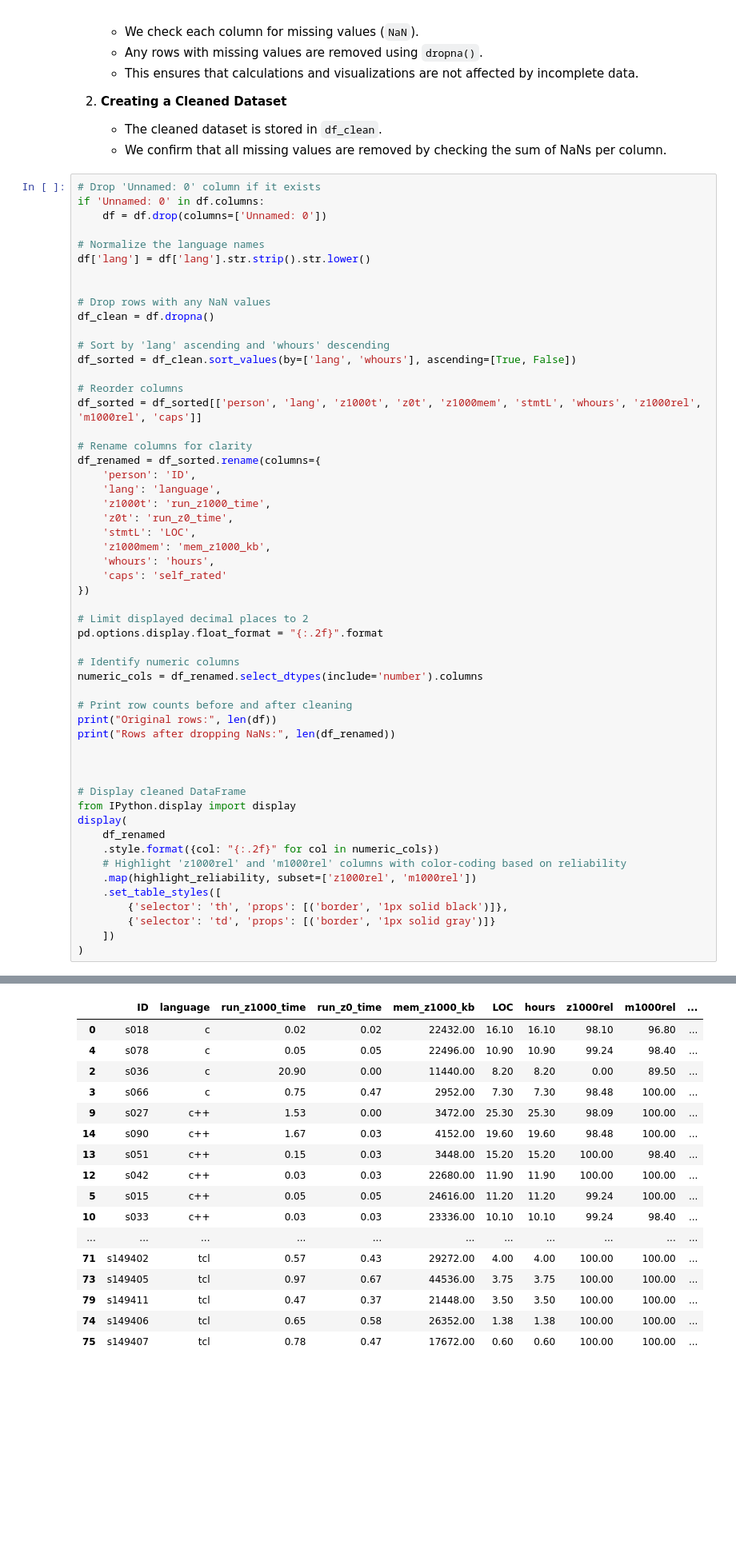
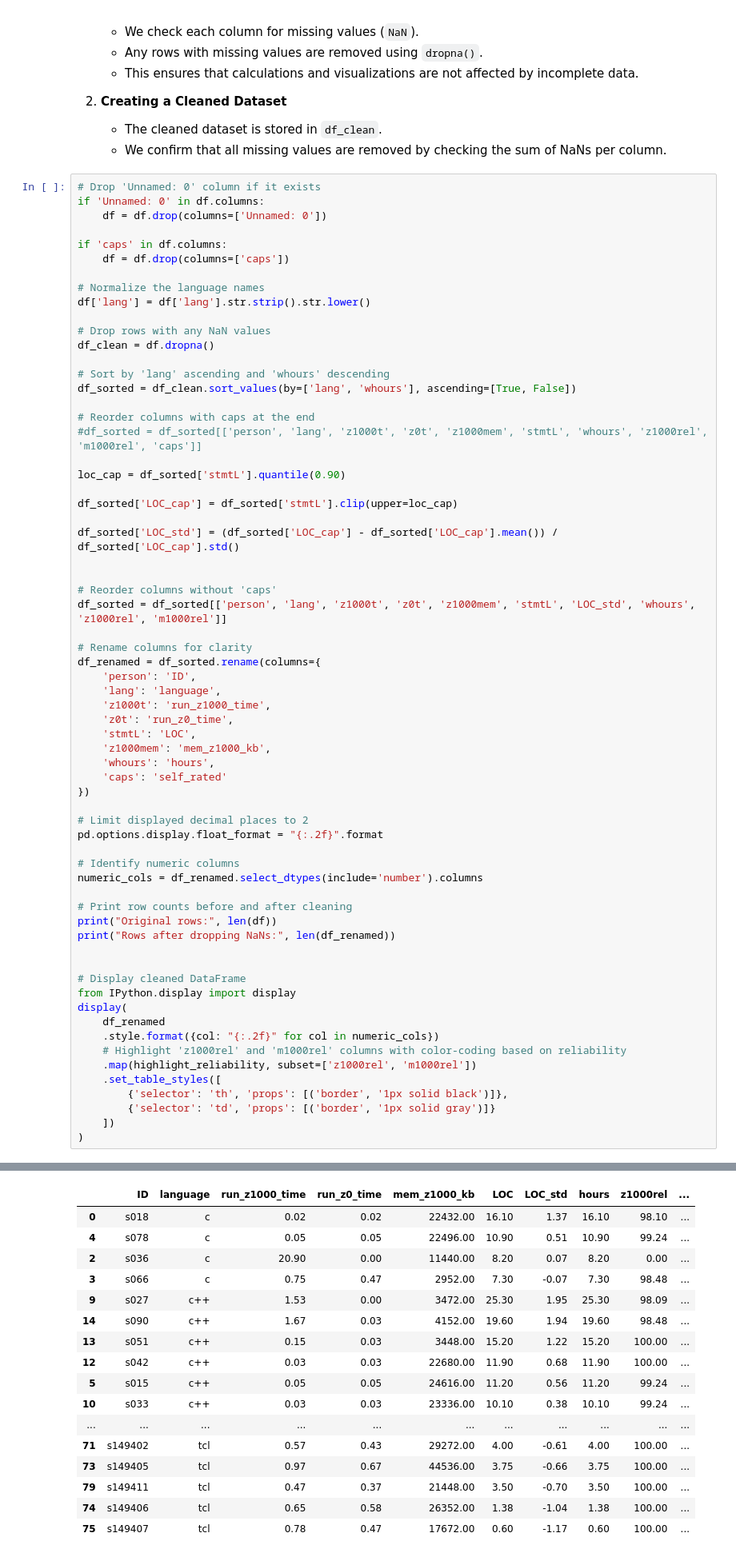
Before and after one commit to Beansak/Forskningsmetodik_assignment3, a Jupyter notebook: analysis.ipynb, the cells around one changed output, grey strips where cells are left out. Shown at 80% size. Saved outputs shown, nothing was run; the diff lists cells and outputs as text; blank space fills up the shorter version.

```diff
--- a/analysis.ipynb
+++ b/analysis.ipynb
@@ -104,9 +104,11 @@ Before analyzing the dataset, it is important to ensure the data is complete and
 if 'Unnamed: 0' in df.columns:
     df = df.drop(columns=['Unnamed: 0'])
 
+if 'caps' in df.columns:
+    df = df.drop(columns=['caps'])
+
 # Normalize the language names
 df['lang'] = df['lang'].str.strip().str.lower()
-
 
 # Drop rows with any NaN values
 df_clean = df.dropna()
@@ -114,8 +116,18 @@ df_clean = df.dropna()
 # Sort by 'lang' ascending and 'whours' descending
 df_sorted = df_clean.sort_values(by=['lang', 'whours'], ascending=[True, False])
 
-# Reorder columns
-df_sorted = df_sorted[['person', 'lang', 'z1000t', 'z0t', 'z1000mem', 'stmtL', 'whours', 'z1000rel', 'm1000rel', 'caps']]
+# Reorder columns with caps at the end
+#df_sorted = df_sorted[['person', 'lang', 'z1000t', 'z0t', 'z1000mem', 'stmtL', 'whours', 'z1000rel', 'm1000rel', 'caps']]
+
+loc_cap = df_sorted['stmtL'].quantile(0.90)
+
+df_sorted['LOC_cap'] = df_sorted['stmtL'].clip(upper=loc_cap)
+
+df_sorted['LOC_std'] = (df_sorted['LOC_cap'] - df_sorted['LOC_cap'].mean()) / df_sorted['LOC_cap'].std()
+
+
+# Reorder columns without 'caps'
+df_sorted = df_sorted[['person', 'lang', 'z1000t', 'z0t', 'z1000mem', 'stmtL', 'LOC_std', 'whours', 'z1000rel', 'm1000rel']]
 
 # Rename columns for clarity
 df_renamed = df_sorted.rename(columns={
@@ -140,7 +152,6 @@ print("Original rows:", len(df))
 print("Rows after dropping NaNs:", len(df_renamed))
 
 
-
 # Display cleaned DataFrame
 from IPython.display import display
 display(
@@ -159,20 +170,20 @@ Rows after dropping NaNs: 71
-|  | ID | language | run_z1000_time | run_z0_time | mem_z1000_kb | LOC | hours | z1000rel | m1000rel | ... |
-| 0 | s018 | c | 0.02 | 0.02 | 22432.00 | 16.10 | 16.10 | 98.10 | 96.80 | ... |
-| 4 | s078 | c | 0.05 | 0.05 | 22496.00 | 10.90 | 10.90 | 99.24 | 98.40 | ... |
-| 2 | s036 | c | 20.90 | 0.00 | 11440.00 | 8.20 | 8.20 | 0.00 | 89.50 | ... |
-| 3 | s066 | c | 0.75 | 0.47 | 2952.00 | 7.30 | 7.30 | 98.48 | 100.00 | ... |
-| 9 | s027 | c++ | 1.53 | 0.00 | 3472.00 | 25.30 | 25.30 | 98.09 | 100.00 | ... |
-| 14 | s090 | c++ | 1.67 | 0.03 | 4152.00 | 19.60 | 19.60 | 98.48 | 100.00 | ... |
-| 13 | s051 | c++ | 0.15 | 0.03 | 3448.00 | 15.20 | 15.20 | 100.00 | 98.40 | ... |
-| 12 | s042 | c++ | 0.03 | 0.03 | 22680.00 | 11.90 | 11.90 | 100.00 | 100.00 | ... |
-| 5 | s015 | c++ | 0.05 | 0.05 | 24616.00 | 11.20 | 11.20 | 99.24 | 100.00 | ... |
-| 10 | s033 | c++ | 0.03 | 0.03 | 23336.00 | 10.10 | 10.10 | 99.24 | 98.40 | ... |
+|  | ID | language | run_z1000_time | run_z0_time | mem_z1000_kb | LOC | LOC_std | hours | z1000rel | ... |
+| 0 | s018 | c | 0.02 | 0.02 | 22432.00 | 16.10 | 1.37 | 16.10 | 98.10 | ... |
+| 4 | s078 | c | 0.05 | 0.05 | 22496.00 | 10.90 | 0.51 | 10.90 | 99.24 | ... |
+| 2 | s036 | c | 20.90 | 0.00 | 11440.00 | 8.20 | 0.07 | 8.20 | 0.00 | ... |
+| 3 | s066 | c | 0.75 | 0.47 | 2952.00 | 7.30 | -0.07 | 7.30 | 98.48 | ... |
+| 9 | s027 | c++ | 1.53 | 0.00 | 3472.00 | 25.30 | 1.95 | 25.30 | 98.09 | ... |
+| 14 | s090 | c++ | 1.67 | 0.03 | 4152.00 | 19.60 | 1.94 | 19.60 | 98.48 | ... |
+| 13 | s051 | c++ | 0.15 | 0.03 | 3448.00 | 15.20 | 1.22 | 15.20 | 100.00 | ... |
+| 12 | s042 | c++ | 0.03 | 0.03 | 22680.00 | 11.90 | 0.68 | 11.90 | 100.00 | ... |
+| 5 | s015 | c++ | 0.05 | 0.05 | 24616.00 | 11.20 | 0.56 | 11.20 | 99.24 | ... |
+| 10 | s033 | c++ | 0.03 | 0.03 | 23336.00 | 10.10 | 0.38 | 10.10 | 99.24 | ... |
 | ... | ... | ... | ... | ... | ... | ... | ... | ... | ... | ... |
-| 71 | s149402 | tcl | 0.57 | 0.43 | 29272.00 | 4.00 | 4.00 | 100.00 | 100.00 | ... |
-| 73 | s149405 | tcl | 0.97 | 0.67 | 44536.00 | 3.75 | 3.75 | 100.00 | 100.00 | ... |
-| 79 | s149411 | tcl | 0.47 | 0.37 | 21448.00 | 3.50 | 3.50 | 100.00 | 100.00 | ... |
-| 74 | s149406 | tcl | 0.65 | 0.58 | 26352.00 | 1.38 | 1.38 | 100.00 | 100.00 | ... |
-| 75 | s149407 | tcl | 0.78 | 0.47 | 17672.00 | 0.60 | 0.60 | 100.00 | 100.00 | ... |
+| 71 | s149402 | tcl | 0.57 | 0.43 | 29272.00 | 4.00 | -0.61 | 4.00 | 100.00 | ... |
+| 73 | s149405 | tcl | 0.97 | 0.67 | 44536.00 | 3.75 | -0.66 | 3.75 | 100.00 | ... |
+| 79 | s149411 | tcl | 0.47 | 0.37 | 21448.00 | 3.50 | -0.70 | 3.50 | 100.00 | ... |
+| 74 | s149406 | tcl | 0.65 | 0.58 | 26352.00 | 1.38 | -1.04 | 1.38 | 100.00 | ... |
+| 75 | s149407 | tcl | 0.78 | 0.47 | 17672.00 | 0.60 | -1.17 | 0.60 | 100.00 | ... |
 # %%
 import sys
 print(sys.executable)
```
Also changed, not shown: parts of 1 cell of this notebook.
